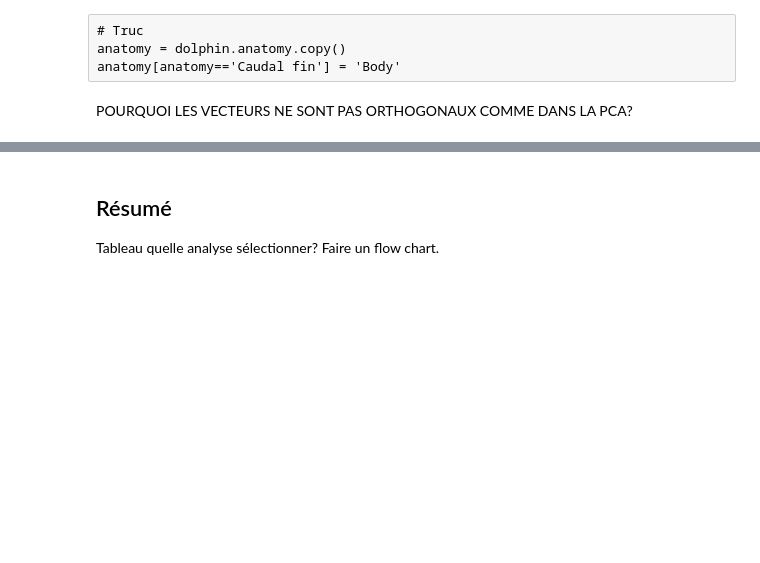
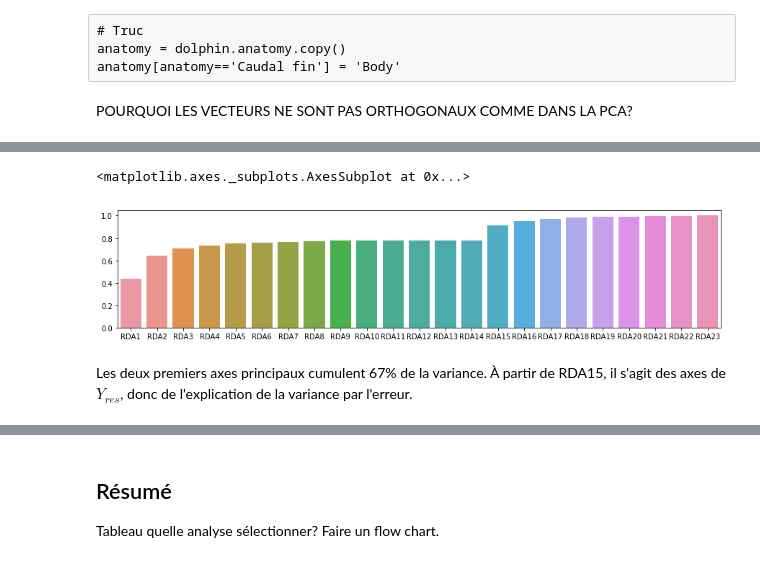
Before and after one commit to essicolo/ecologie-mathematique-Py, a Jupyter notebook: 7_AssocPartOrdin/7_AssocPartOrdin.ipynb, the cells around one changed output, grey strips where cells are left out. Cells and saved outputs as stored; diff of their text form; code cells hidden in the pictures; blank space fills up the shorter version.

```diff
--- a/7_AssocPartOrdin/7_AssocPartOrdin.ipynb
+++ b/7_AssocPartOrdin/7_AssocPartOrdin.ipynb
@@ -1609,0 +1702,11 @@ Pour représenter une RDA ou une CCA, on utilise souvent le triplot, qui compren
+# %%
+rda_eigenvalues = (rda_sc1.eigvals ** 2) / (varechem.shape[0] - 1)
+prop_explained = rda_eigenvalues / rda_eigenvalues.sum()
+
+plt.figure(figsize=(15, 3))
+sns.barplot(x=rda_sc1.proportion_explained.index, y=prop_explained.cumsum())
+# %% [output]
+<matplotlib.axes._subplots.AxesSubplot at 0x...>
+[figure, added]
+# %% [markdown]
+Les deux premiers axes principaux cumulent 67% de la variance. À partir de RDA15, il s'agit des axes de $Y_{res}$, donc de l'explication de la variance par l'erreur.
```
Also changed, not shown: parts of 62 cells of this notebook, 2 other files.
